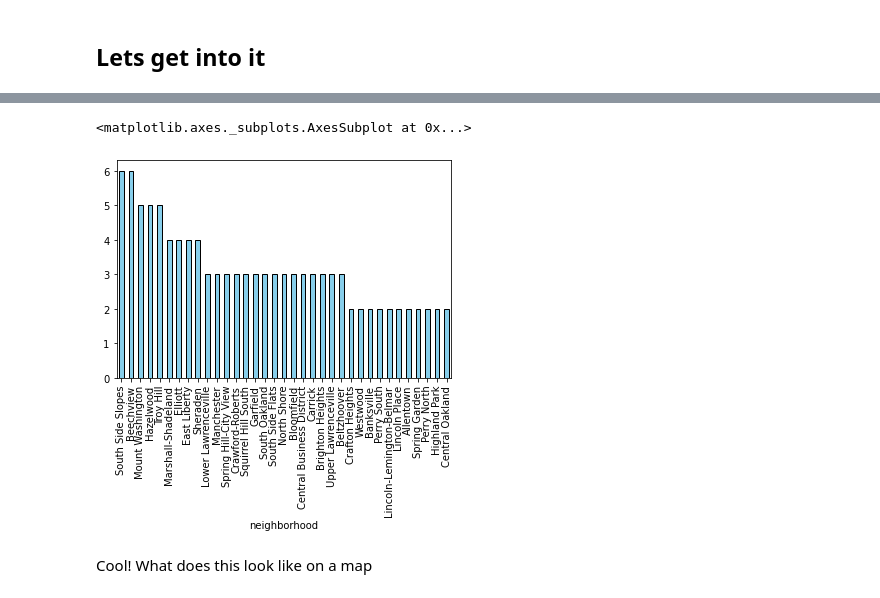
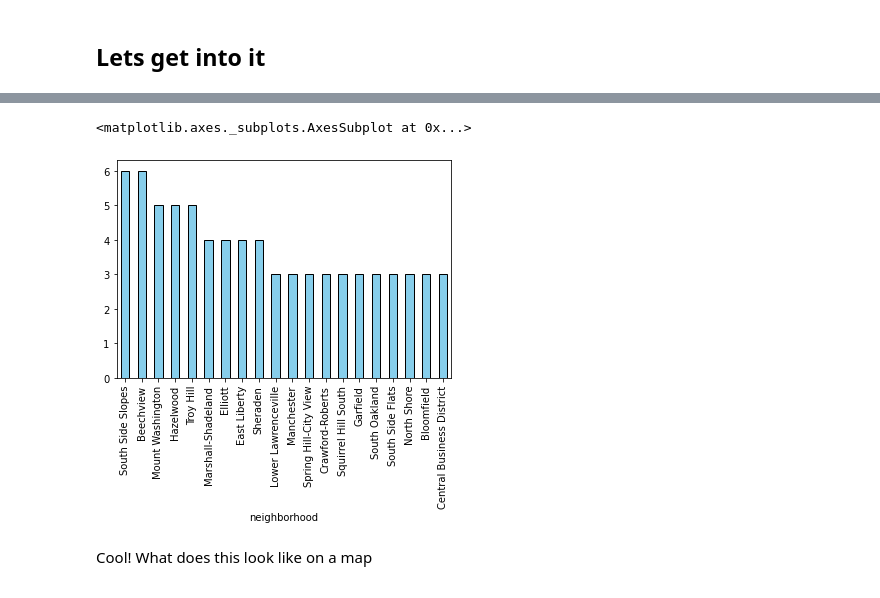
Before and after one commit to anikaGJ/toBeAPanther, a Jupyter notebook: BestNeighborhoodProject.ipynb, the cells around one changed output, grey strips where cells are left out. Drawn from its saved outputs; the diff is of its cells as text; code cells hidden in the pictures.

```diff
--- a/BestNeighborhoodProject.ipynb
+++ b/BestNeighborhoodProject.ipynb
@@ -16,20 +16,20 @@ Obviously, Panthers need trees and a habitat. Lets explore the number of parks i
 # %%
 import pandas as pd
 import geopandas
 %matplotlib inline
 
 data = pd.read_csv("data/Pittsburgh Parks.csv")
 
 query_mask = data["type"]=="Park"
 gridcode = data[query_mask]
 
 gridcode = gridcode.groupby("neighborhood").count()["type"].sort_values(ascending=False) ## Adds up Parks per Neighborhood
 
-
-top10.plot(kind="bar", color="skyblue", edgecolor="black") ##Plot the top neighborhoods
+top20 = gridcode.head(20)
+top20.plot(kind="bar", color="skyblue", edgecolor="black") ##Plot the top neighborhoods
 # %% [output]
 <matplotlib.axes._subplots.AxesSubplot at 0x...>
-[figure, old version]
+[figure, new version]
 # %% [markdown]
 Cool! What does this look like on a map
 # %%
```
Also changed, not shown: parts of 2 cells of this notebook.
